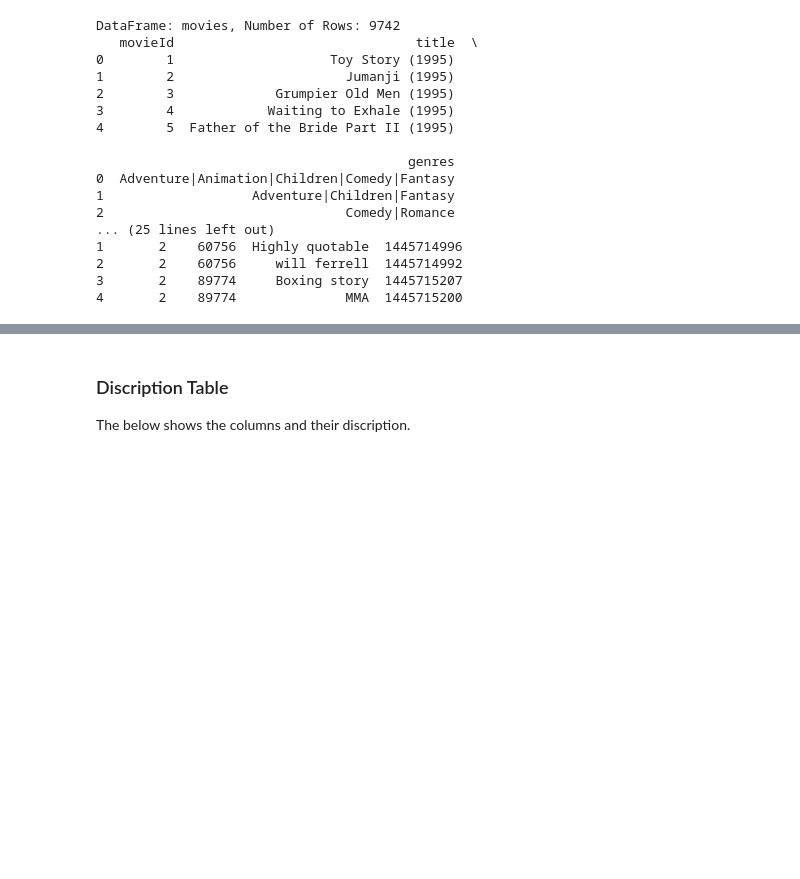
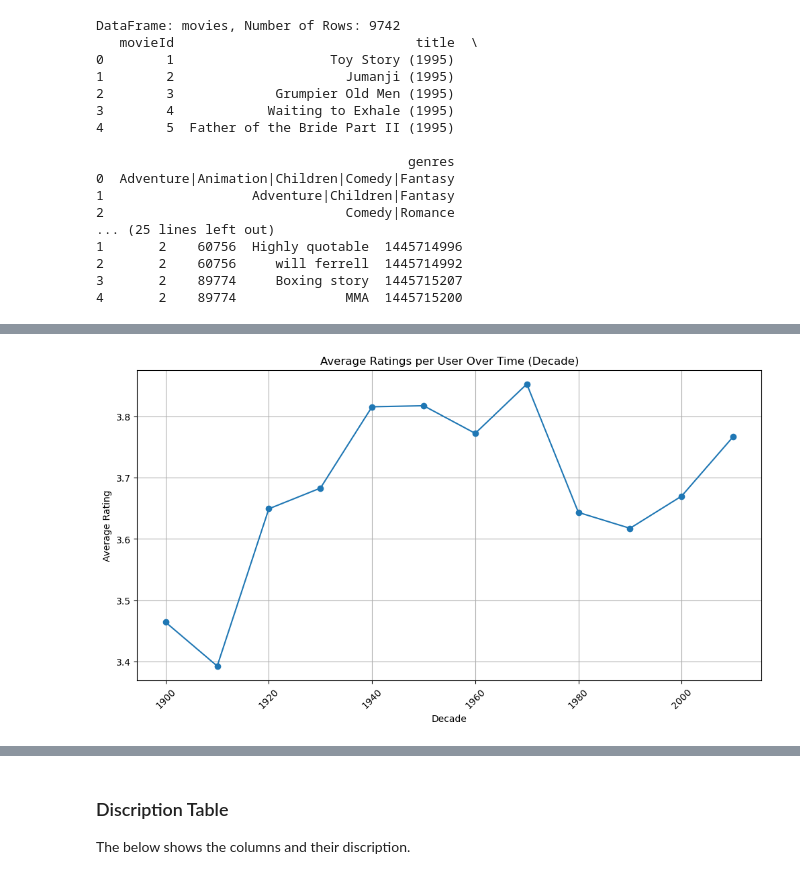
Before and after one commit to jguzzo522/movierec, a Jupyter notebook: movierecnotebook.ipynb, the cells around one changed output, grey strips where cells are left out. Saved outputs shown, nothing was run; the diff lists cells and outputs as text; code cells hidden in the pictures; blank space fills up the shorter version.

```diff
--- a/movierecnotebook.ipynb
+++ b/movierecnotebook.ipynb
@@ -79,0 +228,15 @@ print(merged_df.head())
+# %%
+# Merge ratings and movies dataframes
+merged_df = pd.merge(dfs['ratings'], dfs['movies'], on='movieId', how='inner')
+
+# Display the first few rows of the merged dataframe
+print("Merged DataFrame Sample:\n", merged_df.head())
+
+
+# Example: Ratings by genre
+ratings_by_genre = merged_df.groupby('genres')['rating'].mean().sort_values(ascending=False)
+print("\nAverage Ratings by Genre:\n", ratings_by_genre)
+
+# Example: Ratings trend over the years
+ratings_by_year = merged_df.groupby('year')['rating'].mean()
+print("\nAverage Ratings Over the Years:\n", ratings_by_year)
@@ -79,0 +287,23 @@ print(merged_df.head())
+# %%
+# Convert 'year' column to numeric, replacing 'nan' with zeros
+merged_df['year'] = pd.to_numeric(merged_df['year'], errors='coerce').fillna(0).astype(int)
+
+# Aggregate data by decade
+merged_df['decade'] = (merged_df['year'] // 10) * 10
+
+# Replace zeros with 'nan' values
+merged_df.loc[merged_df['year'] == 0, 'decade'] = np.nan
+
+## Correct calculation for average ratings per user per decade
+ratings_per_user_over_decade = merged_df.groupby(['decade', 'userId'])['rating'].mean().reset_index()
+
+plt.figure(figsize=(12, 6))
+plt.plot(ratings_per_user_over_decade.groupby('decade')['rating'].mean(), marker='o', linestyle='-')
+plt.title('Average Ratings per User Over Time (Decade)')
+plt.xlabel('Decade')
+plt.ylabel('Average Rating')
+plt.grid(True)
+plt.xticks(rotation=45)
+plt.show()
+# %% [output]
+[figure, added]
```
Also changed, not shown: parts of 107 cells of this notebook.
